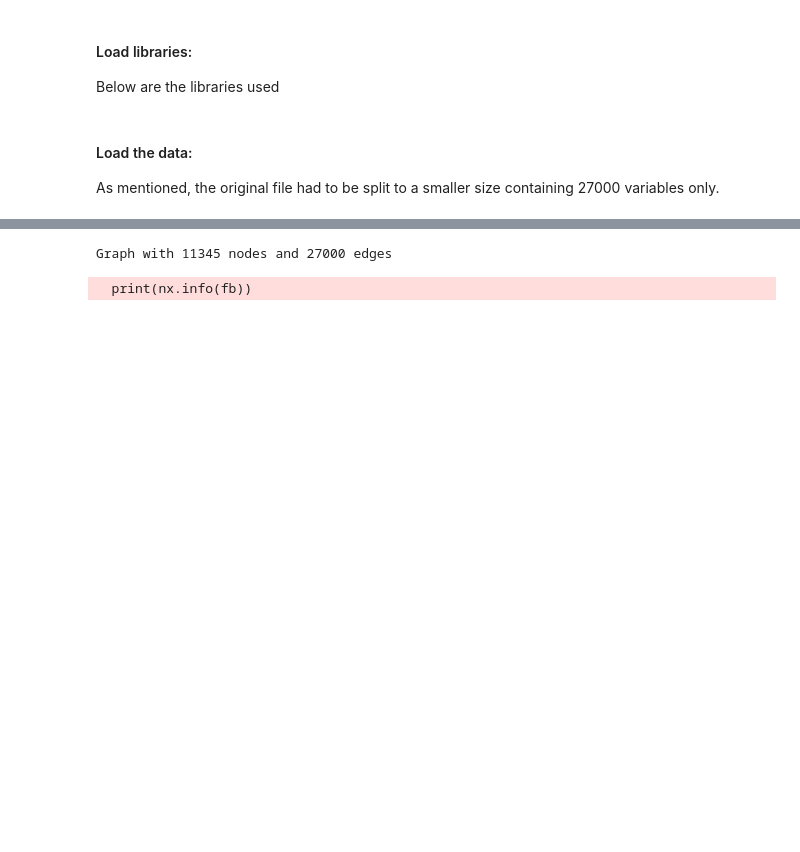
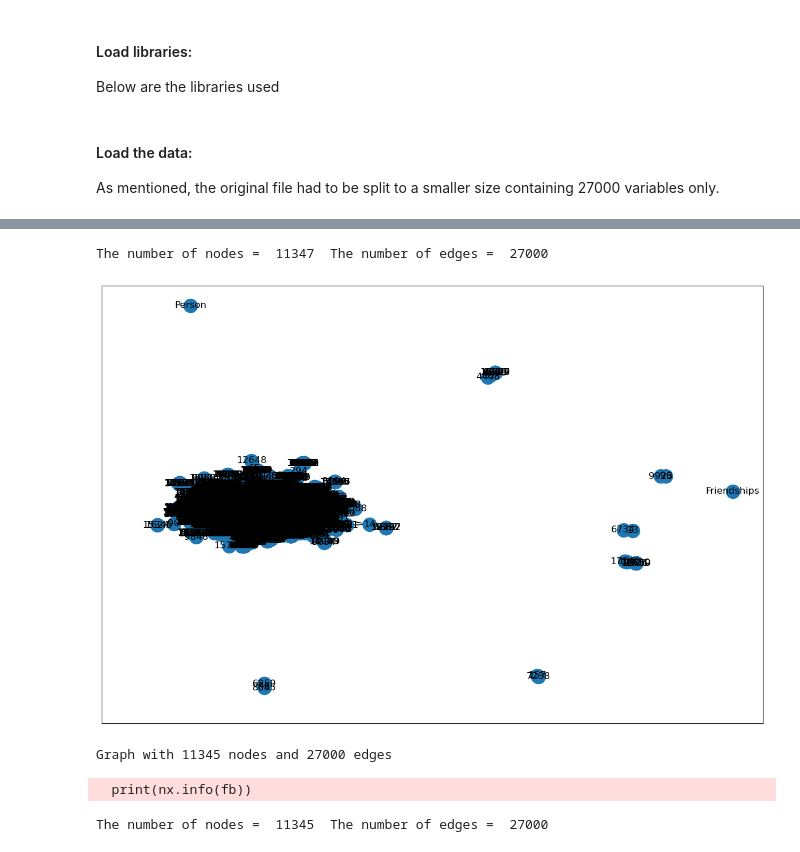
Before and after one commit to letisalba/Data-620, a Jupyter notebook: Week-7/Data 620 - Project 2.ipynb, the cells around one changed output, grey strips where cells are left out. Drawn from its saved outputs; the diff is of its cells as text; code cells hidden in the pictures; blank space fills up the shorter version.

```diff
--- a/Week-7/Data 620 - Project 2.ipynb
+++ b/Week-7/Data 620 - Project 2.ipynb
@@ -49,3 +52,6 @@ from networkx_viewer import Viewer
 # %% [markdown]
 #### Load the data:
 As mentioned, the original file had to be split to a smaller size containing 27000 variables only.
+# %%
+df = pd.read_csv('https://raw.githubusercontent.com/letisalba/Data-620/master/Week-7/fb_split.csv')
+df.head(10)
@@ -52,6 +95,56 @@ As mentioned, the original file had to be split to a smaller size containing 270
+# %%
+# start networkX
+G = nx.Graph()
+G.add_nodes_from(df)
+
+for i, elrow in df.iterrows():
+    G.add_node(elrow[0])
+    G.add_node(elrow[1])
+
+    if G.has_edge(elrow[0], elrow[1]):
+            # edge already exists, increase weight by one
+            G[elrow[0]][elrow[1]]['weight'] += 1
+    else:
+            # add new edge with weight 1
+            G.add_edge(elrow[0], elrow[1], weight = 1)
+
+
+G_nodes = G.number_of_nodes()
+G_edges = G.number_of_edges()
+print("The number of nodes = ", G_nodes, " The number of edges = ", G_edges)
+# %% [output]
+The number of nodes =  11347  The number of edges =  27000
+# %%
+plt.figure(figsize=(15,10))
+nx.draw_networkx(G)
+plt.show()
+# %% [output]
+[figure, added]
 # %%
 fb = nx.read_edgelist("facebook_comb_split2.txt", create_using = nx.Graph(), nodetype=int)
 print(nx.info(fb))
 # %% [output]
 Graph with 11345 nodes and 27000 edges
   print(nx.info(fb))
+# %%
+# start networkX
+G_2 = nx.Graph()
+G_2.add_nodes_from(fb)
+
+for i, elrow in df.iterrows():
+    G_2.add_node(elrow[0])
+    G_2.add_node(elrow[1])
+
+    if G_2.has_edge(elrow[0], elrow[1]):
+            # edge already exists, increase weight by one
+            G_2[elrow[0]][elrow[1]]['weight'] += 1
+    else:
+            # add new edge with weight 1
+            G_2.add_edge(elrow[0], elrow[1], weight = 1)
+
+
+G_2_nodes = G_2.number_of_nodes()
+G_2_edges = G_2.number_of_edges()
+print("The number of nodes = ", G_2_nodes, " The number of edges = ", G_2_edges)
+# %% [output]
+The number of nodes =  11345  The number of edges =  27000
```
Also changed, not shown: parts of 17 cells of this notebook, 2 other files.
